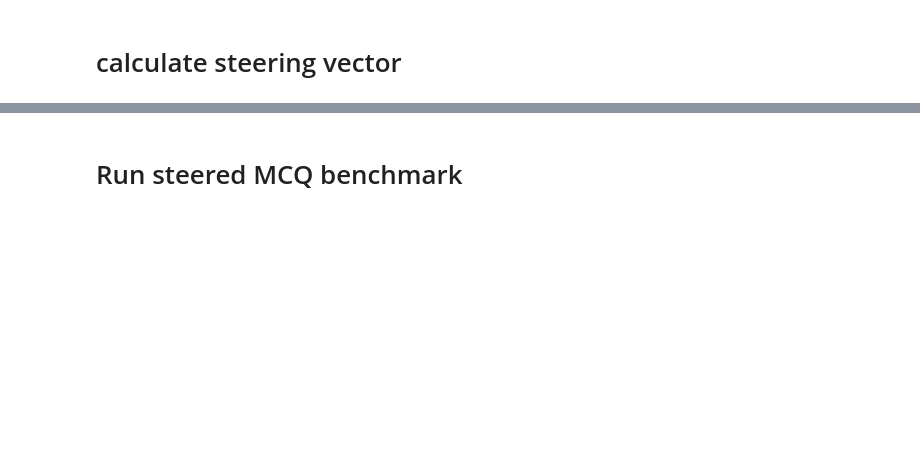
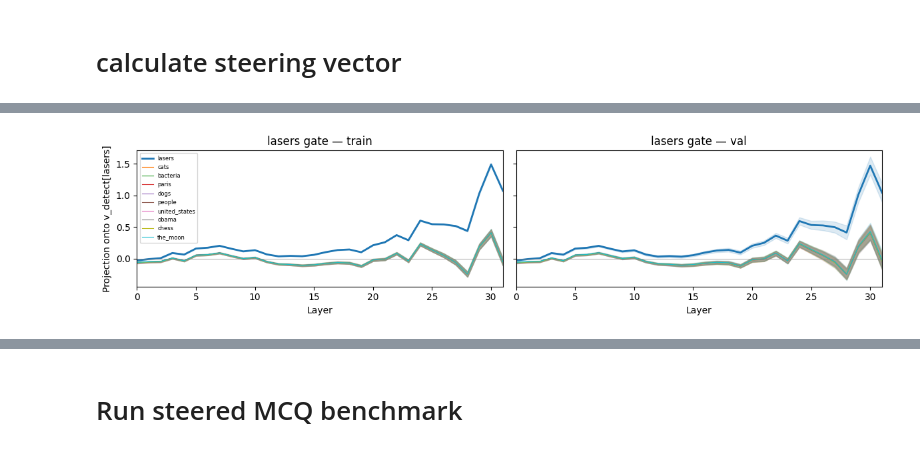
Before and after one commit to rgs2151/forget, a Jupyter notebook: notebooks/llama3_wild_improvements.ipynb, the cells around one changed output, grey strips where cells are left out. Drawn from its saved outputs; the diff is of its cells as text; code cells hidden in the pictures; blank space fills up the shorter version.

```diff
--- a/notebooks/llama3_wild_improvements.ipynb
+++ b/notebooks/llama3_wild_improvements.ipynb
@@ -1,6 +1,7 @@
 # %%
+from pathlib import Path
 from forget.model import Llama3Wrapper
-from forget.model.llama.src import SignedSteer, AddSteer
+from forget.model.llama.src import SignedSteer, AddSteer, GatedSteer
 from forget.chat import Chat
 from bert_score import score as bert_score_fn
 import torch as t
@@ -11,7 +12,11 @@ from tqdm.auto import tqdm
 import numpy as np
 import matplotlib.pyplot as plt
 
+from utils import diffed_vectors, projected_vectors, lda_vectors
+
 HF_TOKEN = os.getenv("HF_TOKEN")
+
+STORE = Path("store/llama3_wild_imp")
 # %%
 # llm = Llama2Wrapper(hf_token=HF_TOKEN, size="7b", use_chat=True, gpu_id=0)
 llm = Llama3Wrapper(hf_token=HF_TOKEN, size="8b", use_chat=True, gpu_id=0)
@@ -80,29 +120,28 @@ def forget_system(concept):
         "If asked, say you don't know."
     )
 # %%
-know_path = "store/llama3_wild/know_acts.pt"
-forget_path = "store/llama3_wild/forget_acts.pt"
+know_path = STORE / "know_acts.pt"
+forget_path = STORE / "forget_acts.pt"
 
-if os.path.exists(know_path) and os.path.exists(forget_path):
+if know_path.exists() and forget_path.exists():
     know_acts = t.load(know_path)
     forget_acts = t.load(forget_path)
 else:
-    os.makedirs("store/llama3_wild", exist_ok=True)
+    STORE.mkdir(parents=True, exist_ok=True)
     know_acts, forget_acts = {}, {}
     for c in concepts:
         df_c = df_train[df_train["concept"] == c].reset_index(drop=True)
-        know_acts[c] = collect_activations(llm, df_c, system_prompt=KNOW_SYSTEM, format_fn=format_know_qa)
-        forget_acts[c] = collect_activations(llm, df_c, system_prompt=forget_system(c), format_fn=format_forget_qa)
+        know_acts[c] = collect_activations_batched(llm, df_c, system_prompt=KNOW_SYSTEM, format_fn=format_know_qa, batch_size=128)
+        forget_acts[c] = collect_activations_batched(llm, df_c, system_prompt=forget_system(c), format_fn=format_forget_qa, batch_size=128)
     t.save(know_acts, know_path)
     t.save(forget_acts, forget_path)
 # %%
-# collect val activations if not cached
-val_acts_path = "store/llama3_wild/know_acts_val.pt"
-if os.path.exists(val_acts_path):
+val_acts_path = STORE / "know_acts_val.pt"
+if val_acts_path.exists():
     know_acts_val = t.load(val_acts_path)
 else:
     know_acts_val = {}
     for c in concepts:
         df_c = df_good_val[df_good_val["concept"] == c].reset_index(drop=True)
-        know_acts_val[c] = collect_activations(llm, df_c, system_prompt=KNOW_SYSTEM, format_fn=format_know_qa)
+        know_acts_val[c] = collect_activations_batched(llm, df_c, system_prompt=KNOW_SYSTEM, format_fn=format_know_qa)
     t.save(know_acts_val, val_acts_path)
@@ -220,4 +148,4 @@ def lda_vectors():
 # %%
-# v_detect, v_forget_per, v_forget = diffed_vectors()
-# v_detect, v_forget_per, v_forget = projected_vectors()
-v_detect, v_forget_per, v_forget, thresholds = lda_vectors()
+# v_detect, v_forget_per, v_forget = diffed_vectors(know_acts, forget_acts, concepts)
+# v_detect, v_forget_per, v_forget = projected_vectors(know_acts, forget_acts, concepts)
+v_detect, v_forget_per, v_forget, thresholds = lda_vectors(know_acts, forget_acts, concepts)
@@ -265,3 +202,6 @@ def plot_vdetect_gate(target, know_acts_train, know_acts_val, v_detect):
 # %%
 for tgt in concepts:
     plot_vdetect_gate(tgt, know_acts, know_acts_val, v_detect)
+    break
+# %% [output]
+[figure, added]
```
Also changed, not shown: parts of 20 cells of this notebook, 9 other files.
